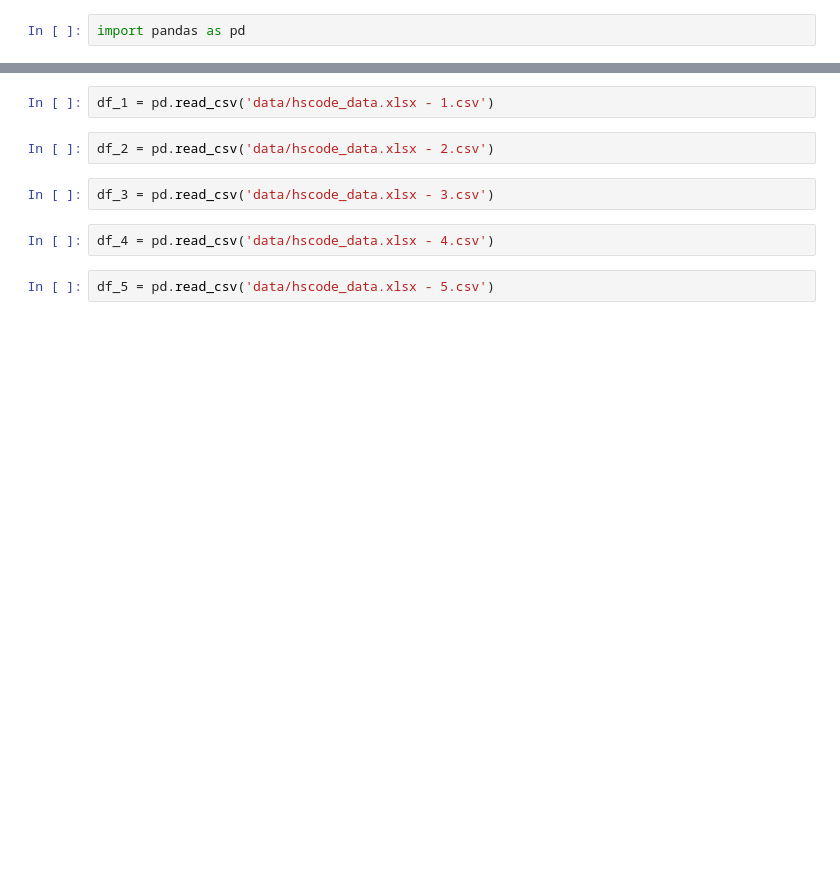
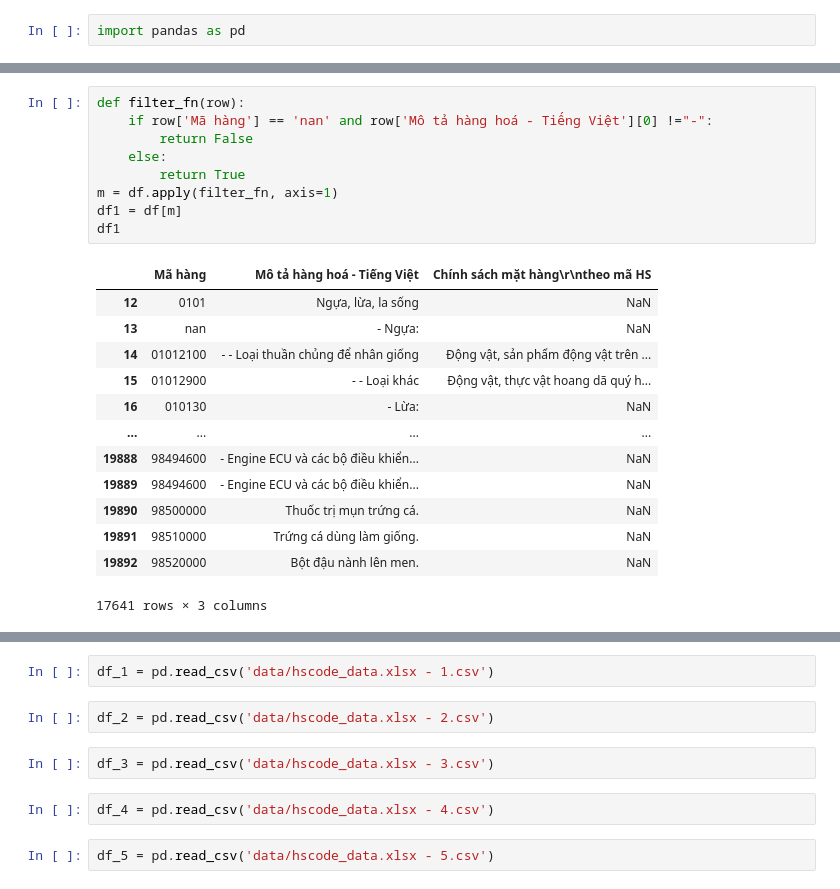
Before and after one commit to Mingg2211/Dasuka, a Jupyter notebook: re.ipynb, the cells around one changed output, grey strips where cells are left out. Drawn from its saved outputs; the diff is of its cells as text; blank space fills up the shorter version.

```diff
--- a/re.ipynb
+++ b/re.ipynb
@@ -2,0 +43,23 @@ import pandas as pd
+# %%
+def filter_fn(row):
+    if row['Mã hàng'] == 'nan' and row['Mô tả hàng hoá - Tiếng Việt'][0] !="-":
+        return False
+    else:
+        return True
+m = df.apply(filter_fn, axis=1)
+df1 = df[m]
+df1
+# %% [output]
+|  | Mã hàng | Mô tả hàng hoá - Tiếng Việt | Chính sách mặt hàng\r\ntheo mã HS |
+| 12 | 0101 | Ngựa, lừa, la sống | NaN |
+| 13 | nan | - Ngựa: | NaN |
+| 14 | 01012100 | - - Loại thuần chủng để nhân giống | Động vật, sản phẩm động vật trên ... |
+| 15 | 01012900 | - - Loại khác | Động vật, thực vật hoang dã quý h... |
+| 16 | 010130 | - Lừa: | NaN |
+| ... | ... | ... | ... |
+| 19888 | 98494600 | - Engine ECU và các bộ điều khiển... | NaN |
+| 19889 | 98494600 | - Engine ECU và các bộ điều khiển... | NaN |
+| 19890 | 98500000 | Thuốc trị mụn trứng cá. | NaN |
+| 19891 | 98510000 | Trứng cá dùng làm giống. | NaN |
+| 19892 | 98520000 | Bột đậu nành lên men. | NaN |
+17641 rows × 3 columns
```
Also changed, not shown: parts of 27 cells of this notebook, 34 other files.
